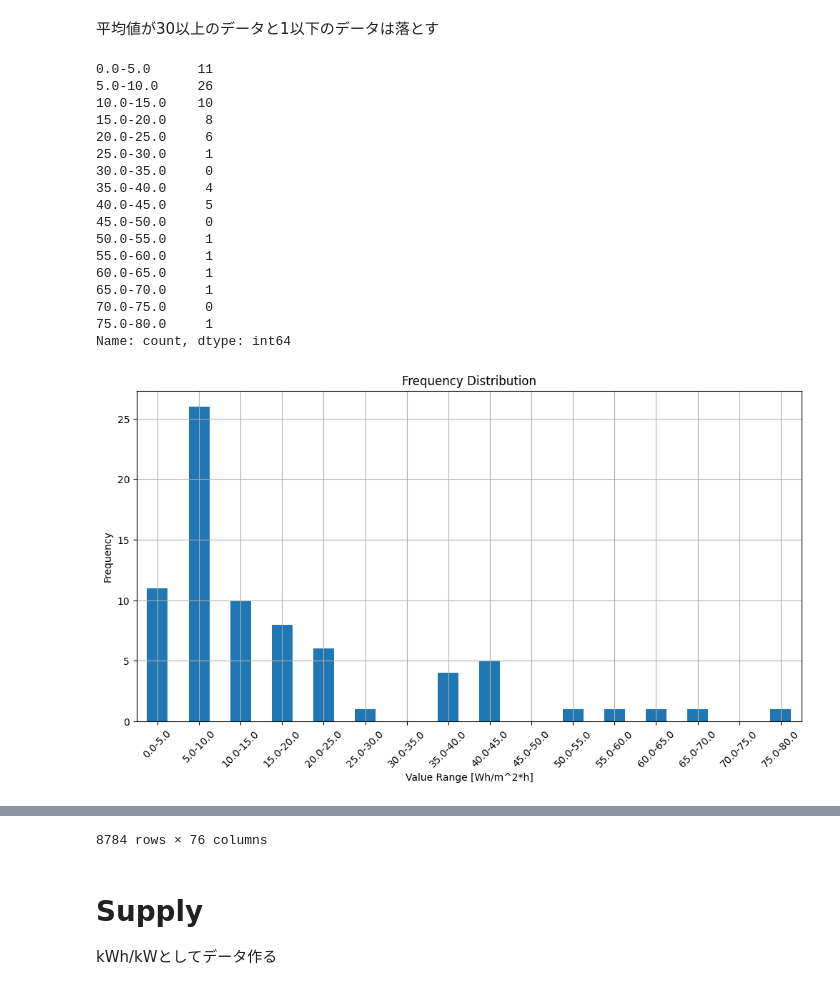
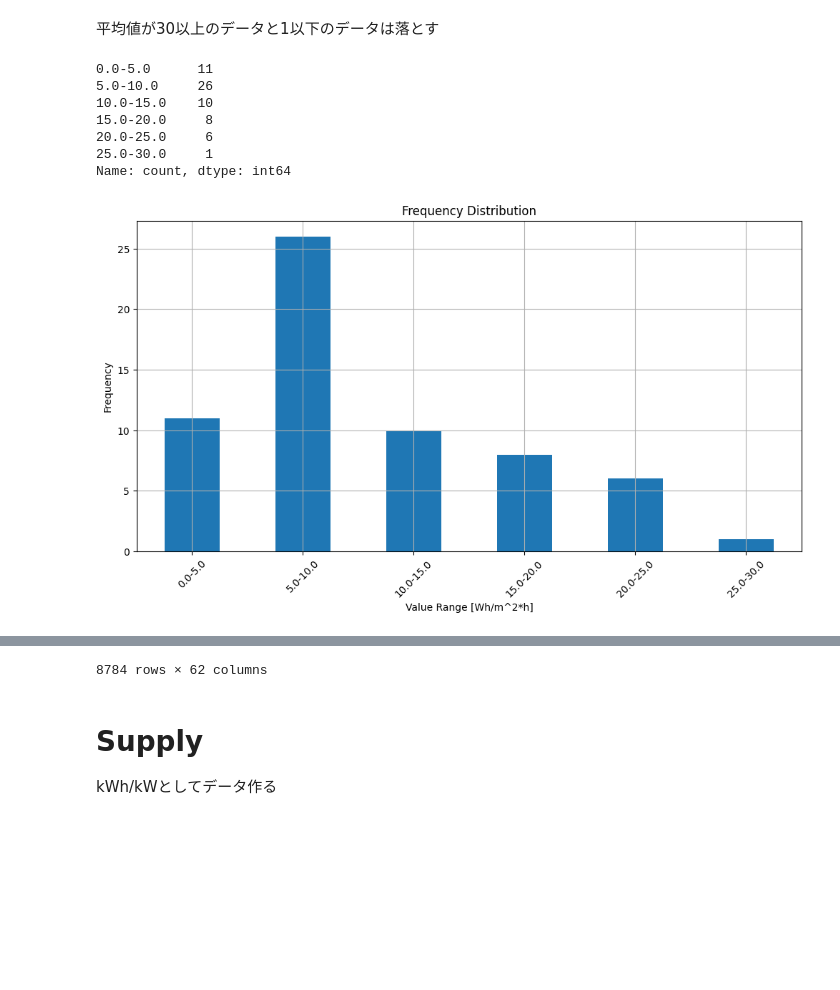
Before and after one commit to moooyu1121/master_thesis_model, a Jupyter notebook: data_preprocess.ipynb, the cells around one changed output, grey strips where cells are left out. Saved outputs shown, nothing was run; the diff lists cells and outputs as text; code cells hidden in the pictures; blank space fills up the shorter version.

```diff
--- a/data_preprocess.ipynb
+++ b/data_preprocess.ipynb
@@ -203,9 +203,8 @@ data = df_demand_ca.set_index('timestamp', inplace=False)
 # 各列ごとの平均値を計算
 column_means = data.mean()
 
-# 平均値が30以上の列を取得
-columns_to_drop = column_means[column_means >= 30].index
-columns_to_drop = column_means[column_means <= 1].index
+# 平均値が30以上または1以下の列を取得
+columns_to_drop = column_means[(column_means >= 30) | (column_means <= 1)].index
 
 # これらの列をドロップ
 data_dropped = data.drop(columns=columns_to_drop)
@@ -219,44 +218,34 @@ max_val = data_dropped_average.max()
 # 5刻みでグループ分けするためのビンの境界を作成
 bins = np.arange(min_val - (min_val % 5), max_val + 5 - (max_val % 5) + 5, 5)
 labels = [f'{bins[i]}-{bins[i+1]}' for i in range(len(bins)-1)]
 
 # グループ分け
 data_binned = pd.cut(data_dropped_average, bins=bins, labels=labels, include_lowest=True, right=False)
 
 # 出現頻度分布の計算
 frequency_distribution = data_binned.value_counts().sort_index()
 
 # 結果の表示
 print(frequency_distribution)
 
 # プロット
 frequency_distribution.plot(kind='bar', figsize=(12, 6), rot=45, title='Frequency Distribution')
 plt.xlabel('Value Range [Wh/m^2*h]')
 plt.ylabel('Frequency')
 plt.grid(True)
 plt.show()
 
 data_dropped.to_csv('data/demand.csv', index=True)
 data_dropped
 # %% [output]
 0.0-5.0      11
 5.0-10.0     26
 10.0-15.0    10
 15.0-20.0     8
 20.0-25.0     6
 25.0-30.0     1
-30.0-35.0     0
-35.0-40.0     4
-40.0-45.0     5
-45.0-50.0     0
-50.0-55.0     1
-55.0-60.0     1
-60.0-65.0     1
-65.0-70.0     1
-70.0-75.0     0
-75.0-80.0     1
 Name: count, dtype: int64
-[figure, old version]
+[figure, new version]
 |  | Bear_public_Orville | Bear_education_Lidia | Bear_education_Lewis | Bear_science_Alison | ... |
 | timestamp |  |  |  |  | ... |
 | 2016-01-01 00:00:00 | 3.559556 | 2.744043 | 3.323671 | 15.609835 | ... |
@@ -270,7 +259,7 @@ Name: count, dtype: int64
 | 2016-12-31 21:00:00 | 3.962963 | 2.655525 | 3.378157 | 20.776043 | ... |
 | 2016-12-31 22:00:00 | 3.962963 | 2.744043 | 3.105725 | 20.422193 | ... |
 | 2016-12-31 23:00:00 | 3.962963 | 2.478490 | 3.105725 | 20.725493 | ... |
-8784 rows × 76 columns
+8784 rows × 62 columns
 # %% [markdown]
 # Supply
 
```
Also changed, not shown: 1 other file.
